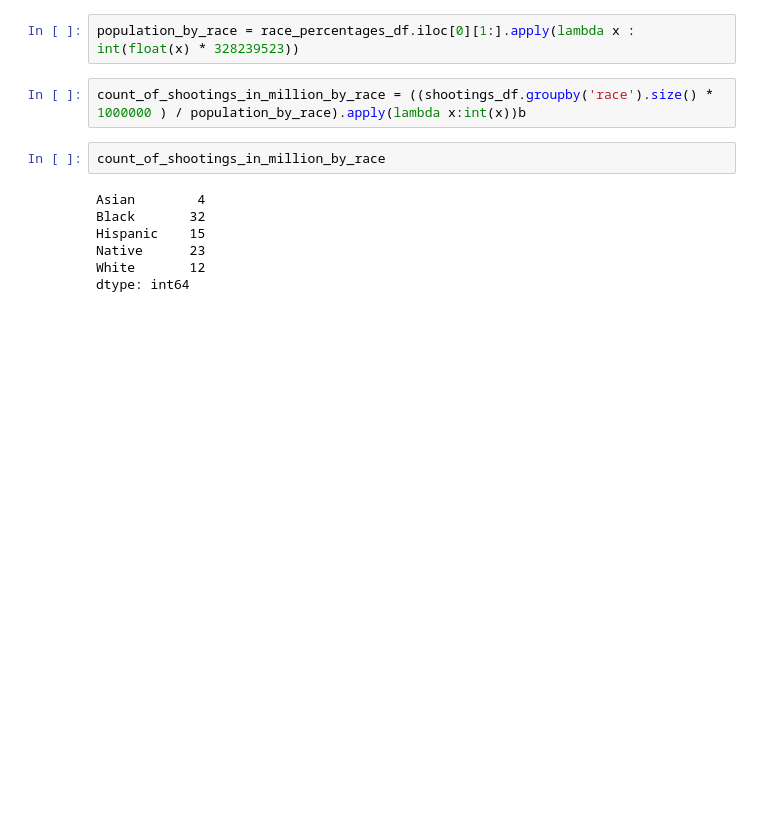
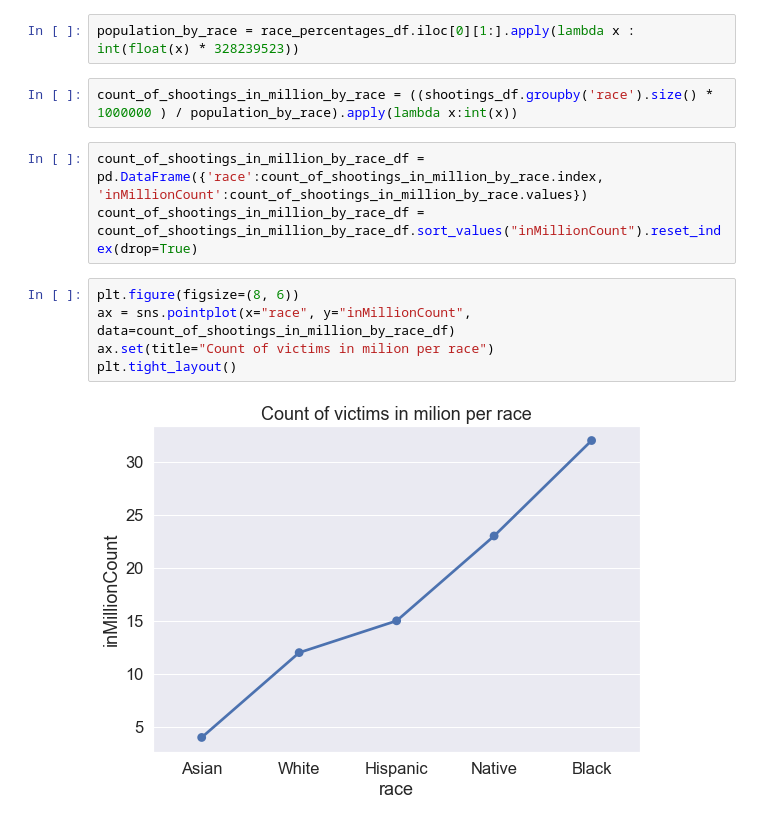
Before and after one commit to Jarjanazy/PoliceShootings-DataAnalysis, a Jupyter notebook: PoliceShootings.ipynb, the cells around one changed output. Drawn from its saved outputs; the diff is of its cells as text; blank space fills up the shorter version.

```diff
--- a/PoliceShootings.ipynb
+++ b/PoliceShootings.ipynb
@@ -47,16 +50,17 @@ total_population_of_us = 328239523
 # %%
 population_by_race = race_percentages_df.iloc[0][1:].apply(lambda x : int(float(x) * 328239523))
 # %%
-count_of_shootings_in_million_by_race = ((shootings_df.groupby('race').size() * 1000000 ) / population_by_race).apply(lambda x:int(x))b
+count_of_shootings_in_million_by_race = ((shootings_df.groupby('race').size() * 1000000 ) / population_by_race).apply(lambda x:int(x))
-# %%
-count_of_shootings_in_million_by_race
-# %% [output]
-Asian        4
-Black       32
-Hispanic    15
-Native      23
-White       12
-dtype: int64
+# %%
+count_of_shootings_in_million_by_race_df = pd.DataFrame({'race':count_of_shootings_in_million_by_race.index, 'inMillionCount':count_of_shootings_in_million_by_race.values})
+count_of_shootings_in_million_by_race_df = count_of_shootings_in_million_by_race_df.sort_values("inMillionCount").reset_index(drop=True)
+# %%
+plt.figure(figsize=(8, 6))
+ax = sns.pointplot(x="race", y="inMillionCount", data=count_of_shootings_in_million_by_race_df)
+ax.set(title="Count of victims in milion per race")
+plt.tight_layout()
+# %% [output]
+[figure, added]
 # %%
 plt.figure(figsize=(20,15))
 ax = sns.countplot(y="state", data=shootings_df, orient="h", order= shootings_df['state'].value_counts().index)
```
Also changed, not shown: parts of 7 cells of this notebook.
